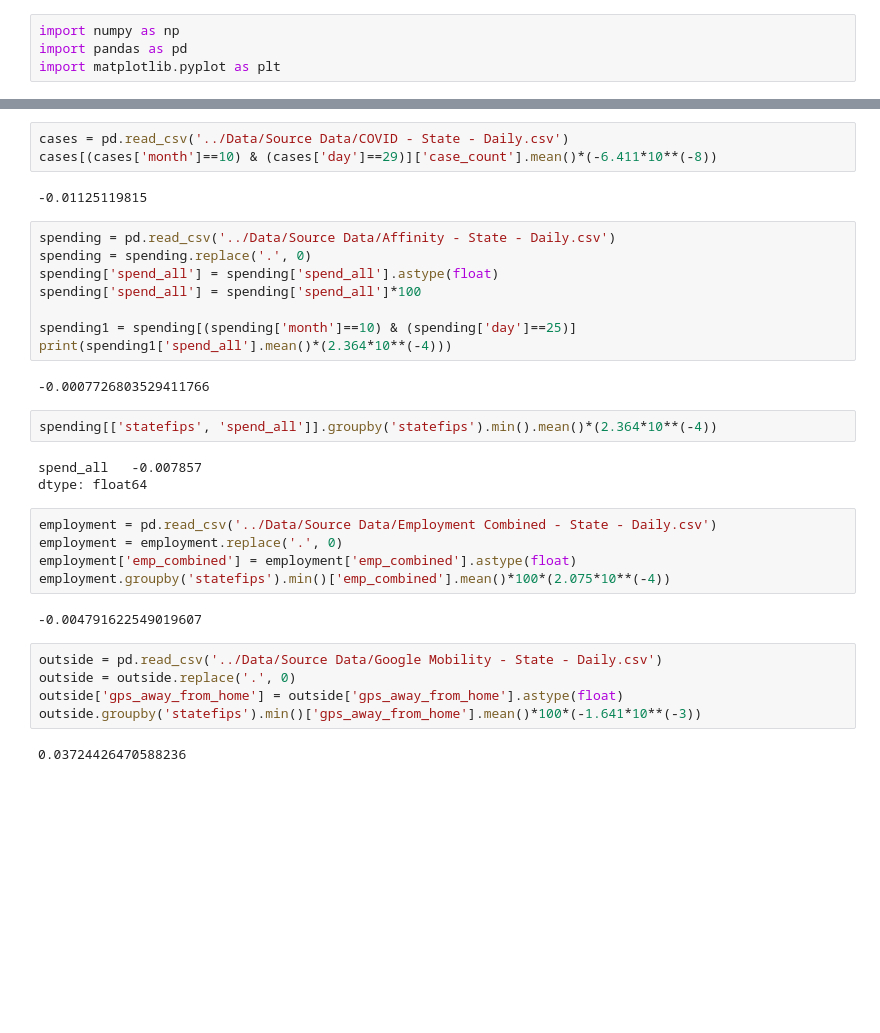
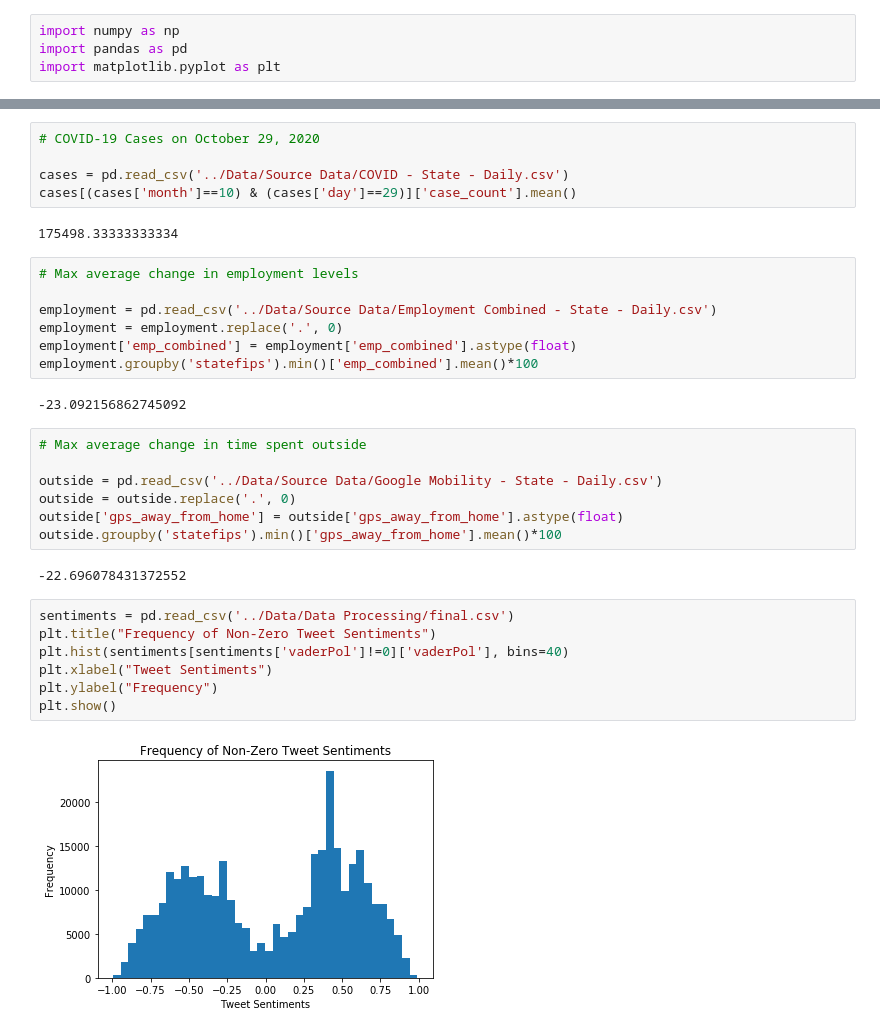
Before and after one commit to alvinzhu33/14.33, a Jupyter notebook: 14.33 Final Paper/Analysis/Graphs and Quick Facts.ipynb, the cells around one changed output, grey strips where cells are left out. Drawn from its saved outputs; the diff is of its cells as text; blank space fills up the shorter version.

```diff
--- a/14.33 Final Paper/Analysis/Graphs and Quick Facts.ipynb
+++ b/14.33 Final Paper/Analysis/Graphs and Quick Facts.ipynb
@@ -14,34 +5,34 @@ plt.scatter(stateMean['subj'], stateMean['vaderPol'])
 # %%
+# COVID-19 Cases on October 29, 2020
+
 cases = pd.read_csv('../Data/Source Data/COVID - State - Daily.csv')
-cases[(cases['month']==10) & (cases['day']==29)]['case_count'].mean()*(-6.411*10**(-8))
+cases[(cases['month']==10) & (cases['day']==29)]['case_count'].mean()
 # %% [output]
--0.01125119815
+175498.33333333334
-# %%
-spending = pd.read_csv('../Data/Source Data/Affinity - State - Daily.csv')
-spending = spending.replace('.', 0)
-spending['spend_all'] = spending['spend_all'].astype(float)
-spending['spend_all'] = spending['spend_all']*100
-
-spending1 = spending[(spending['month']==10) & (spending['day']==25)]
-print(spending1['spend_all'].mean()*(2.364*10**(-4)))
-# %% [output]
--0.0007726803529411766
-# %%
-spending[['statefips', 'spend_all']].groupby('statefips').min().mean()*(2.364*10**(-4))
-# %% [output]
-spend_all   -0.007857
-dtype: float64
 # %%
+# Max average change in employment levels
+
 employment = pd.read_csv('../Data/Source Data/Employment Combined - State - Daily.csv')
 employment = employment.replace('.', 0)
 employment['emp_combined'] = employment['emp_combined'].astype(float)
-employment.groupby('statefips').min()['emp_combined'].mean()*100*(2.075*10**(-4))
+employment.groupby('statefips').min()['emp_combined'].mean()*100
 # %% [output]
--0.004791622549019607
+-23.092156862745092
 # %%
+# Max average change in time spent outside
+
 outside = pd.read_csv('../Data/Source Data/Google Mobility - State - Daily.csv')
 outside = outside.replace('.', 0)
 outside['gps_away_from_home'] = outside['gps_away_from_home'].astype(float)
-outside.groupby('statefips').min()['gps_away_from_home'].mean()*100*(-1.641*10**(-3))
+outside.groupby('statefips').min()['gps_away_from_home'].mean()*100
 # %% [output]
-0.03724426470588236
+-22.696078431372552
+# %%
+sentiments = pd.read_csv('../Data/Data Processing/final.csv')
+plt.title("Frequency of Non-Zero Tweet Sentiments")
+plt.hist(sentiments[sentiments['vaderPol']!=0]['vaderPol'], bins=40)
+plt.xlabel("Tweet Sentiments")
+plt.ylabel("Frequency")
+plt.show()
+# %% [output]
+[figure, added]
```
Also changed, not shown: parts of 4 cells of this notebook, 11 other files.
